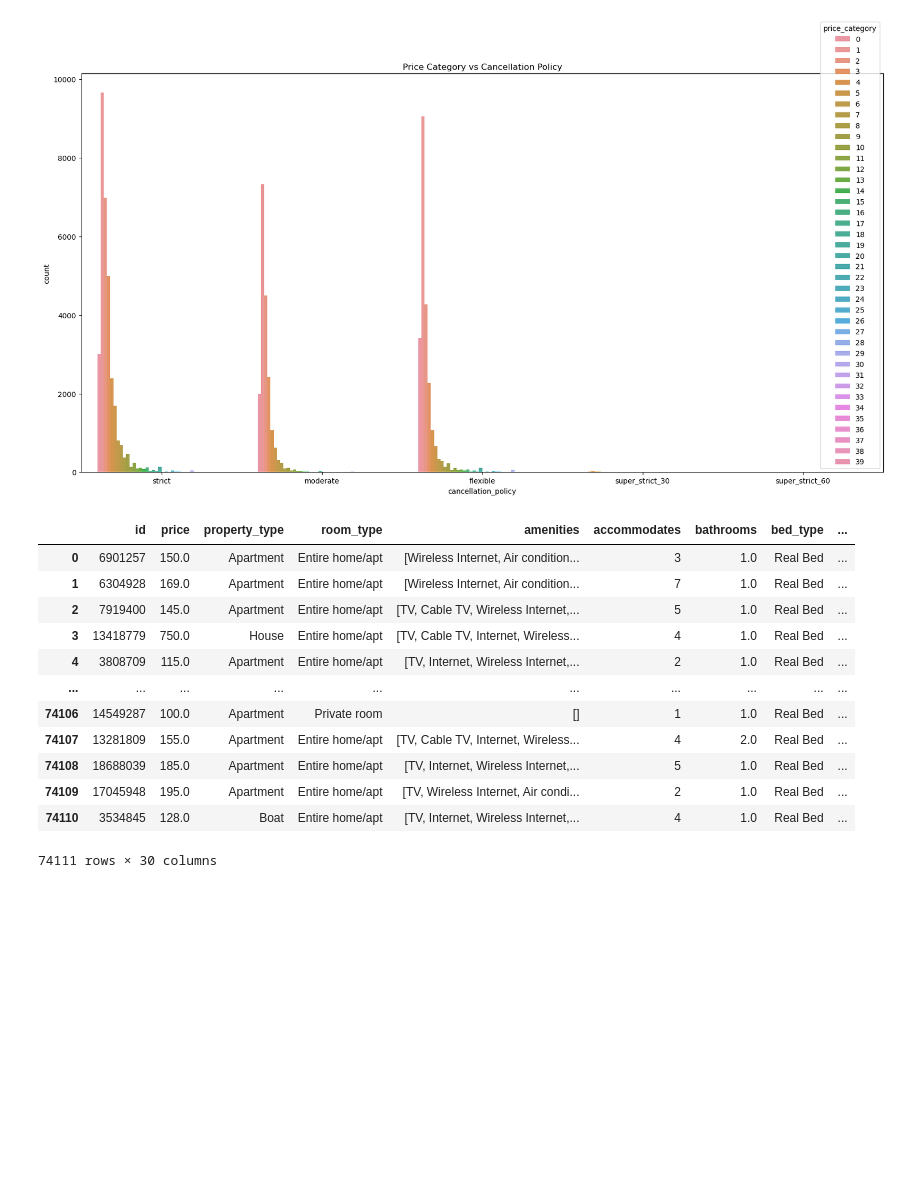
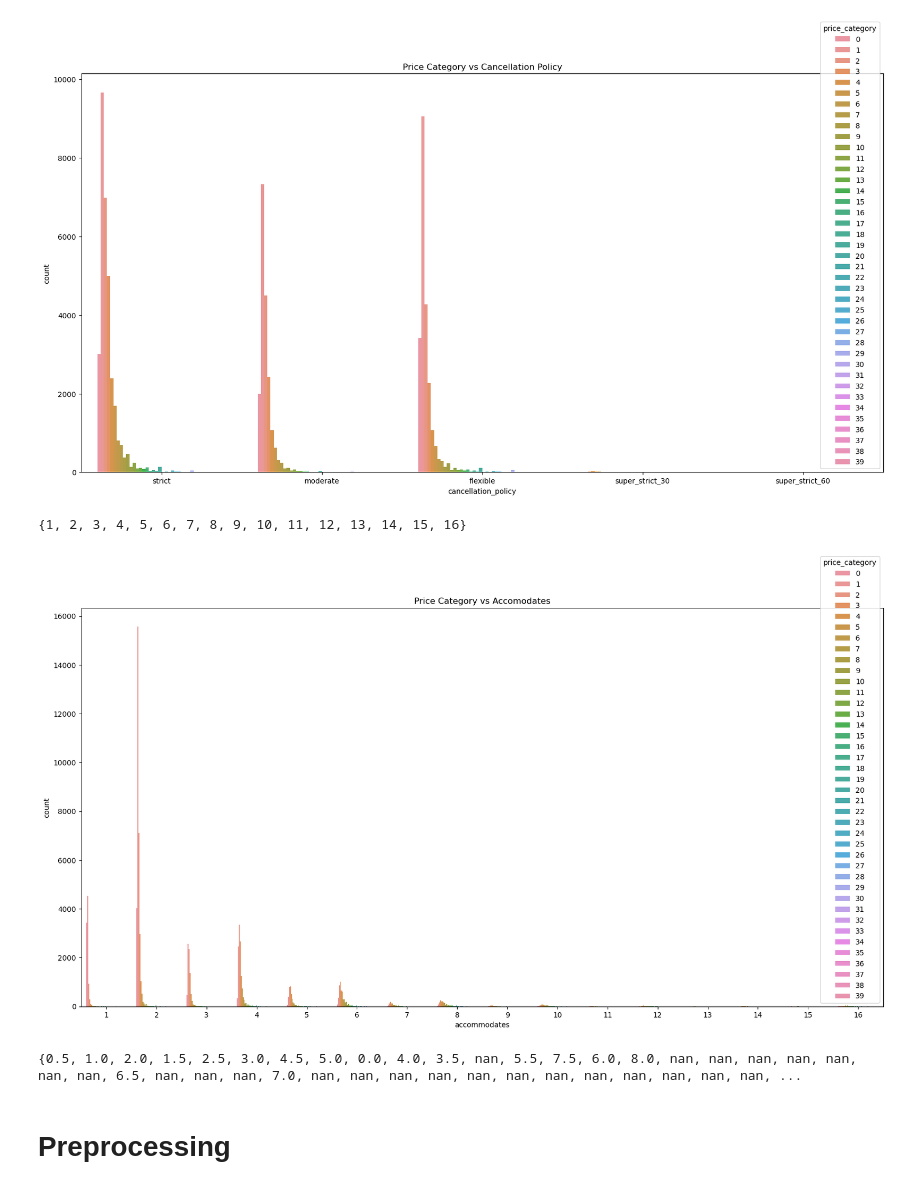
Before and after one commit to oamin12/Big-Data-Analysis-Project, a Jupyter notebook: Analysis.ipynb, the cells around one changed output. Drawn from its saved outputs; the diff is of its cells as text; code cells hidden in the pictures; blank space fills up the shorter version.

```diff
--- a/Analysis.ipynb
+++ b/Analysis.ipynb
@@ -256,19 +291,29 @@ plt.title('Price Category vs Cancellation Policy')
 plt.show()
 # %% [output]
 [figure]
-# %%
-df
-# %% [output]
-|  | id | price | property_type | room_type | amenities | accommodates | bathrooms | bed_type | ... |
-| 0 | 6901257 | 150.0 | Apartment | Entire home/apt | [Wireless Internet, Air condition... | 3 | 1.0 | Real Bed | ... |
-| 1 | 6304928 | 169.0 | Apartment | Entire home/apt | [Wireless Internet, Air condition... | 7 | 1.0 | Real Bed | ... |
-| 2 | 7919400 | 145.0 | Apartment | Entire home/apt | [TV, Cable TV, Wireless Internet,... | 5 | 1.0 | Real Bed | ... |
-| 3 | 13418779 | 750.0 | House | Entire home/apt | [TV, Cable TV, Internet, Wireless... | 4 | 1.0 | Real Bed | ... |
-| 4 | 3808709 | 115.0 | Apartment | Entire home/apt | [TV, Internet, Wireless Internet,... | 2 | 1.0 | Real Bed | ... |
-| ... | ... | ... | ... | ... | ... | ... | ... | ... | ... |
-| 74106 | 14549287 | 100.0 | Apartment | Private room | [] | 1 | 1.0 | Real Bed | ... |
-| 74107 | 13281809 | 155.0 | Apartment | Entire home/apt | [TV, Cable TV, Internet, Wireless... | 4 | 2.0 | Real Bed | ... |
-| 74108 | 18688039 | 185.0 | Apartment | Entire home/apt | [TV, Internet, Wireless Internet,... | 5 | 1.0 | Real Bed | ... |
-| 74109 | 17045948 | 195.0 | Apartment | Entire home/apt | [TV, Wireless Internet, Air condi... | 2 | 1.0 | Real Bed | ... |
-| 74110 | 3534845 | 128.0 | Boat | Entire home/apt | [TV, Internet, Wireless Internet,... | 4 | 1.0 | Real Bed | ... |
-74111 rows × 30 columns
+# %%
+#get the unique accomodates values
+accomodates = set()
+for index, row in df.iterrows():
+    accomodates.add(row['accommodates'])
+print(accomodates)
+# %% [output]
+{1, 2, 3, 4, 5, 6, 7, 8, 9, 10, 11, 12, 13, 14, 15, 16}
+# %%
+#plot the price category against the accomodates
+plt.figure(figsize=(20,10))
+sns.countplot(x='accommodates',hue=df['price_category'], data=df)
+plt.title('Price Category vs Accomodates')
+plt.show()
+# %% [output]
+[figure, added]
+# %%
+#get the unique bathrooms values
+bathrooms = set()
+for index, row in df.iterrows():
+    bathrooms.add(row['bathrooms'])
+print(bathrooms)
+# %% [output]
+{0.5, 1.0, 2.0, 1.5, 2.5, 3.0, 4.5, 5.0, 0.0, 4.0, 3.5, nan, 5.5, 7.5, 6.0, 8.0, nan, nan, nan, nan, nan, nan, nan, 6.5, nan, nan, nan, 7.0, nan, nan, nan, nan, nan, nan, nan, nan, nan, nan, nan, nan, ...
+# %% [markdown]
+# Preprocessing
```
Also changed, not shown: parts of 15 cells of this notebook.
